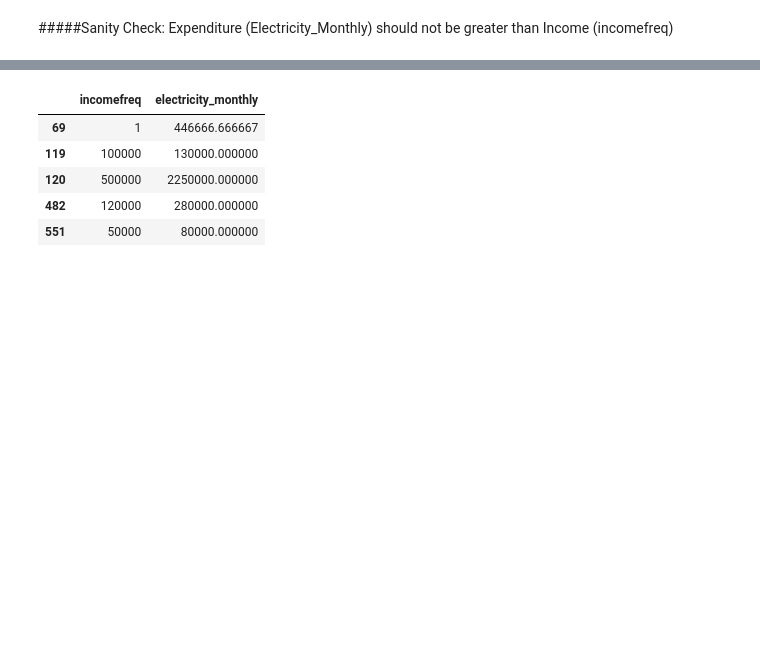
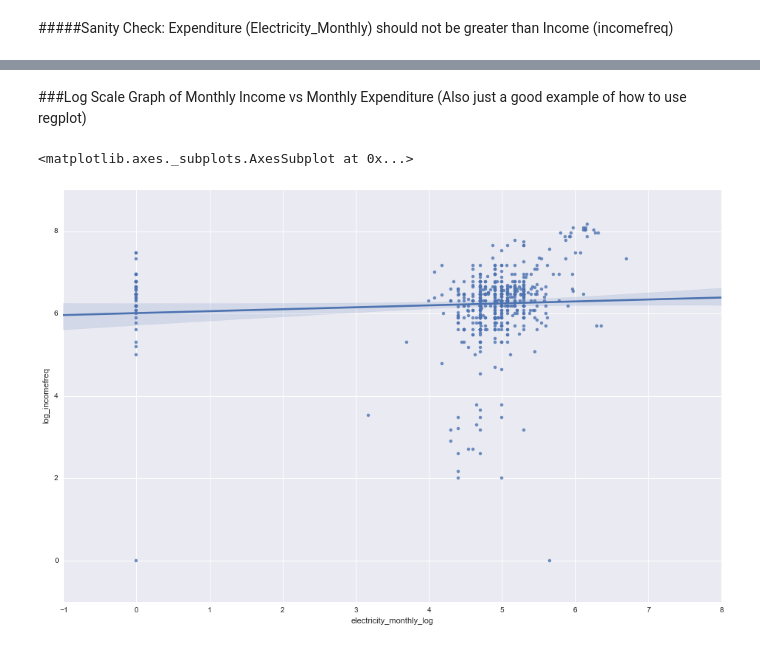
Before and after one commit to fionahz/sentani-labbook, a Jupyter notebook: 2015-07-22 Expenditure Data.ipynb, the cells around one changed output, grey strips where cells are left out. Saved outputs shown, nothing was run; the diff lists cells and outputs as text; code cells hidden in the pictures; blank space fills up the shorter version.

Commit message:
Update of Income and Expenditure and addition of Lognormal fit info

```diff
--- a/2015-07-22 Expenditure Data.ipynb
+++ b/2015-07-22 Expenditure Data.ipynb
@@ -117,3 +105,17 @@ sns.violinplot(x="access_type",y='electricity_monthly_log',data=temp_survey)
 [figure]
 # %% [markdown]
 #####Sanity Check:  Expenditure (Electricity_Monthly) should not be greater than Income (incomefreq)
+# %%
+survey['incomefreq'] = pysentani.income_monthly(survey)
+survey['access_type'] = pysentani.access_type(survey)
+survey['incomefreq'] = survey['incomefreq'].replace(0, 1)
+
+fig_size = plt.rcParams["figure.figsize"]
+fig_size[0] = 16
+fig_size[1] = 10
+plt.rcParams["figure.figsize"] = fig_size
+survey['log_incomefreq'] = np.log10(survey['incomefreq'])
+
+temp_survey = survey.dropna(subset=['electricity_monthly_log'])
+temp_survey2 = survey[survey['electricity_monthly']>survey['incomefreq']]
+temp_survey2[['village_name','simserial','_uuid','electricity_monthly','incomefreq','demand_point']]
@@ -120,23 +140,19 @@ sns.violinplot(x="access_type",y='electricity_monthly_log',data=temp_survey)
+# %% [markdown]
+###Log Scale Graph of Monthly Income vs Monthly Expenditure
+(Also just a good example of how to use regplot)
 # %%
 survey['incomefreq'] = pysentani.income_monthly(survey)
 survey['access_type'] = pysentani.access_type(survey)
 survey['incomefreq'] = survey['incomefreq'].replace(0, 1)
 
 fig_size = plt.rcParams["figure.figsize"]
 fig_size[0] = 16
 fig_size[1] = 10
 plt.rcParams["figure.figsize"] = fig_size
 survey['log_incomefreq'] = np.log10(survey['incomefreq'])
 
 temp_survey = survey.dropna(subset=['electricity_monthly_log'])
-#sns.regplot(x= "log_incomefreq",y="electricity_monthly_log",data=survey)
-#sns.regplot(x= "electricity_monthly_log",y="log_incomefreq",data=temp_survey)
-temp_survey2 = survey[survey['electricity_monthly']>survey['incomefreq']]
-temp_survey2[['incomefreq','electricity_monthly']].head()
+sns.regplot(x= "electricity_monthly_log",y="log_incomefreq",data=temp_survey)
 # %% [output]
-|  | incomefreq | electricity_monthly |
-| 69 | 1 | 446666.666667 |
-| 119 | 100000 | 130000.000000 |
-| 120 | 500000 | 2250000.000000 |
-| 482 | 120000 | 280000.000000 |
-| 551 | 50000 | 80000.000000 |
+<matplotlib.axes._subplots.AxesSubplot at 0x...>
+[figure, added]
```
Also changed, not shown: parts of 5 cells of this notebook, 2 other files.
